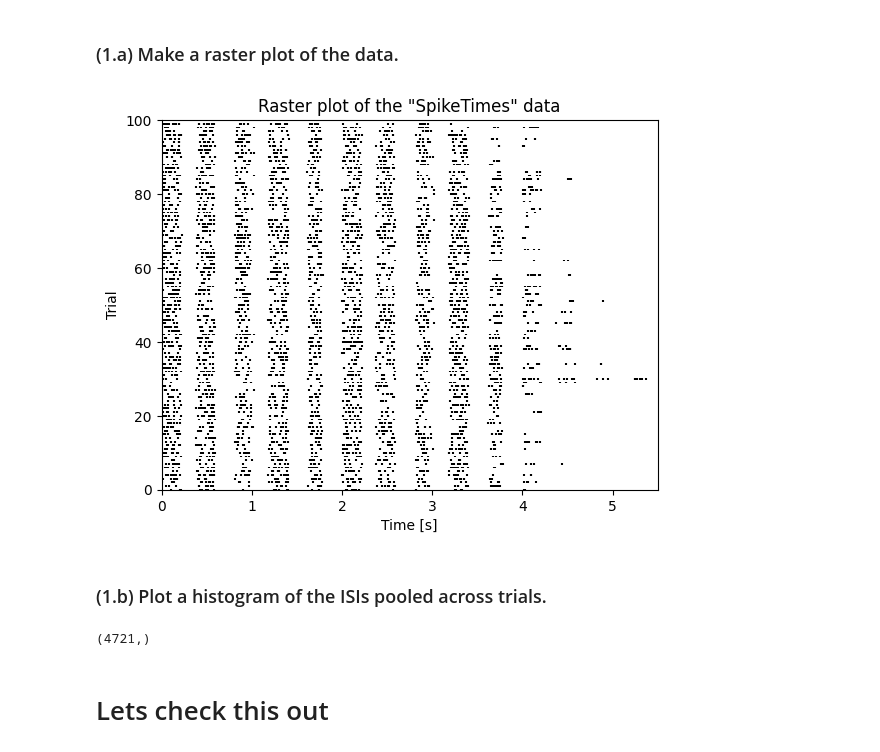
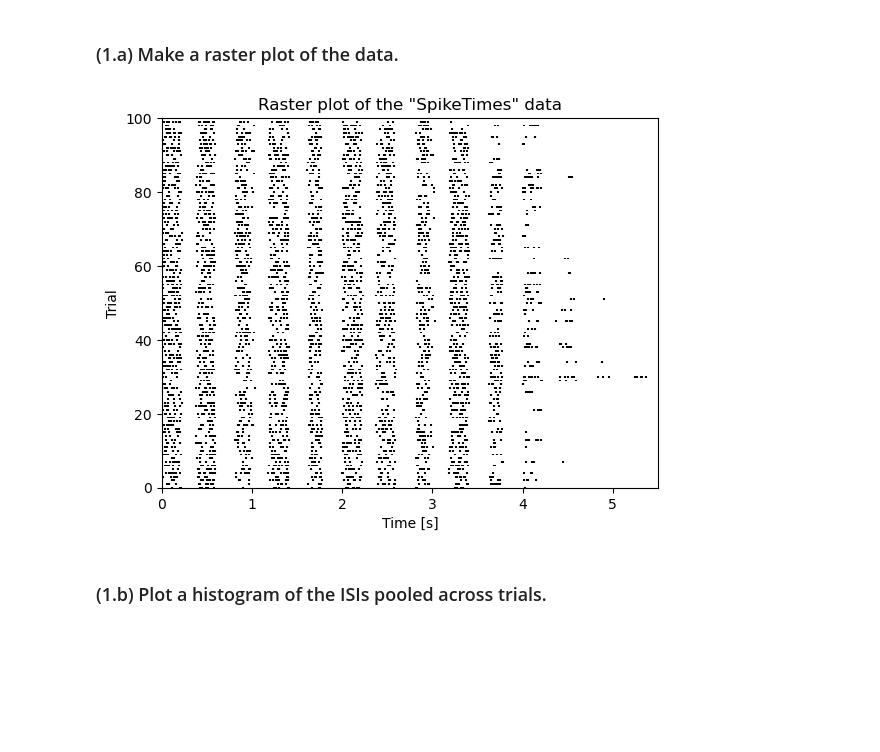
Before and after one commit to Ammar-Elsaeed/AAND-PS, a Jupyter notebook: Problem_Set_3-2023_05_06/AAND-PS3.ipynb, the cells around one changed output. Saved outputs shown, nothing was run; the diff lists cells and outputs as text; code cells hidden in the pictures; blank space fills up the shorter version.

```diff
--- a/Problem_Set_3-2023_05_06/AAND-PS3.ipynb
+++ b/Problem_Set_3-2023_05_06/AAND-PS3.ipynb
@@ -18,31 +18,13 @@ time_resolution = 100 # [s]
 # %%
 # @param positions: rows are trial and column are spike times.
 plt.eventplot(positions=spike_times.T, linelengths=0.5, lineoffsets=1, colors='black')
-plt.ylim(0, time_resolution)
+plt.ylim(0, 100)
 plt.xlim(0, T)
 plt.title('Raster plot of the "SpikeTimes" data')
 plt.xlabel('Time [s]')
 plt.ylabel('Trial')
 plt.show()
 # %% [output]
-[figure, old version]
+[figure, new version]
 # %% [markdown]
 ### (1.b) Plot a histogram of the ISIs pooled across trials.
-# %%
-
-# Create histogram of ISIs
-# fig, ax = plt.subplots()
-# ax.hist(isis, bins=50)
-# ax.set_xlabel('ISI (s)')
-# ax.set_ylabel('Count')
-# plt.show()
-
-spike_times[~np.isnan(spike_times)].shape
-
-# np.diff(np.array([1,2,3, np.nan,5]))
-
-# spike_times
-# %% [output]
-(4721,)
-# %% [markdown]
-# Lets check this out
```
Also changed, not shown: parts of 19 cells of this notebook.
